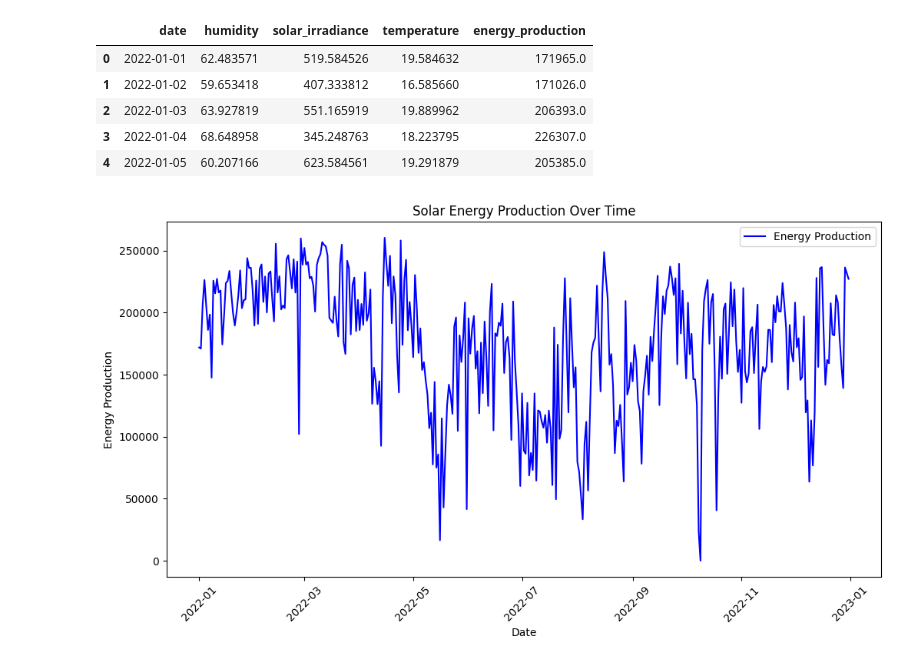
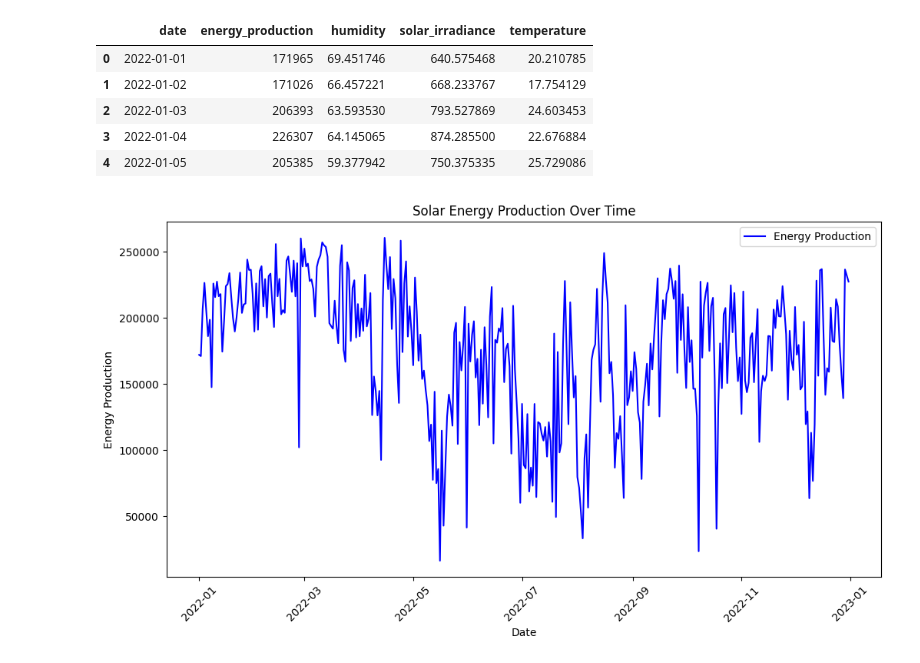
Before and after one commit to Jamesupback/solar, a Jupyter notebook: minor/models/randomforest.ipynb, the cells around one changed output. Cells and saved outputs as stored; diff of their text form; code cells hidden in the pictures.

```diff
--- a/minor/models/randomforest.ipynb
+++ b/minor/models/randomforest.ipynb
@@ -1,26 +1,26 @@
 # %%
 from sklearn.ensemble import RandomForestRegressor
 from sklearn.metrics import mean_absolute_error, mean_squared_error, r2_score
 import numpy as np
 from sklearn.model_selection import train_test_split
 import pandas as pd
 import seaborn as sns
 import matplotlib.pyplot as plt
 
 # Load the data
-data = pd.read_csv("manipulated_data.csv")
+data = pd.read_csv("man_data.csv")
 
 # Convert the 'date' column to datetime if not already
 data['date'] = pd.to_datetime(data['date'])
 
 data.head()
 # %% [output]
-|  | date | humidity | solar_irradiance | temperature | energy_production |
-| 0 | 2022-01-01 | 62.483571 | 519.584526 | 19.584632 | 171965.0 |
-| 1 | 2022-01-02 | 59.653418 | 407.333812 | 16.585660 | 171026.0 |
-| 2 | 2022-01-03 | 63.927819 | 551.165919 | 19.889962 | 206393.0 |
-| 3 | 2022-01-04 | 68.648958 | 345.248763 | 18.223795 | 226307.0 |
-| 4 | 2022-01-05 | 60.207166 | 623.584561 | 19.291879 | 205385.0 |
+|  | date | energy_production | humidity | solar_irradiance | temperature |
+| 0 | 2022-01-01 | 171965 | 69.451746 | 640.575468 | 20.210785 |
+| 1 | 2022-01-02 | 171026 | 66.457221 | 668.233767 | 17.754129 |
+| 2 | 2022-01-03 | 206393 | 63.593530 | 793.527869 | 24.603453 |
+| 3 | 2022-01-04 | 226307 | 64.145065 | 874.285500 | 22.676884 |
+| 4 | 2022-01-05 | 205385 | 59.377942 | 750.375335 | 25.729086 |
 # %%
 # Plot solar energy production over time
 plt.figure(figsize=(12, 6))
@@ -32,6 +32,6 @@ plt.legend()
 plt.xticks(rotation=45)
 plt.show()
 # %% [output]
-[figure, old version]
+[figure, new version]
 # %%
 # Apply a moving average with a window size of 7 days
```
Also changed, not shown: parts of 8 cells of this notebook, 5 other files.
